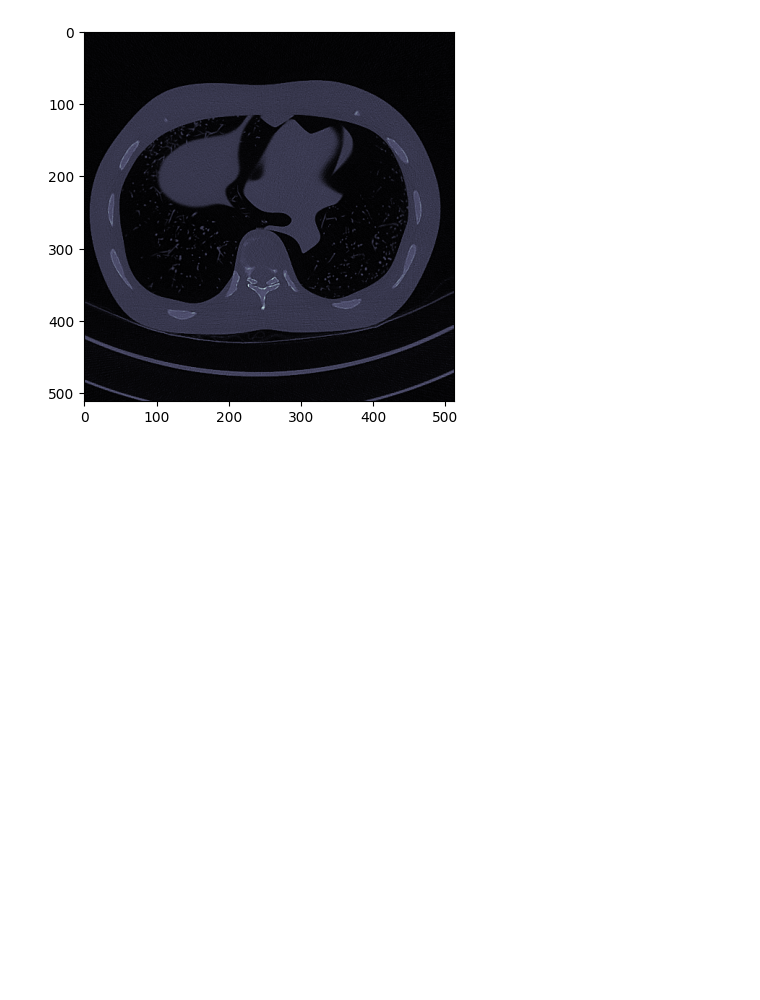
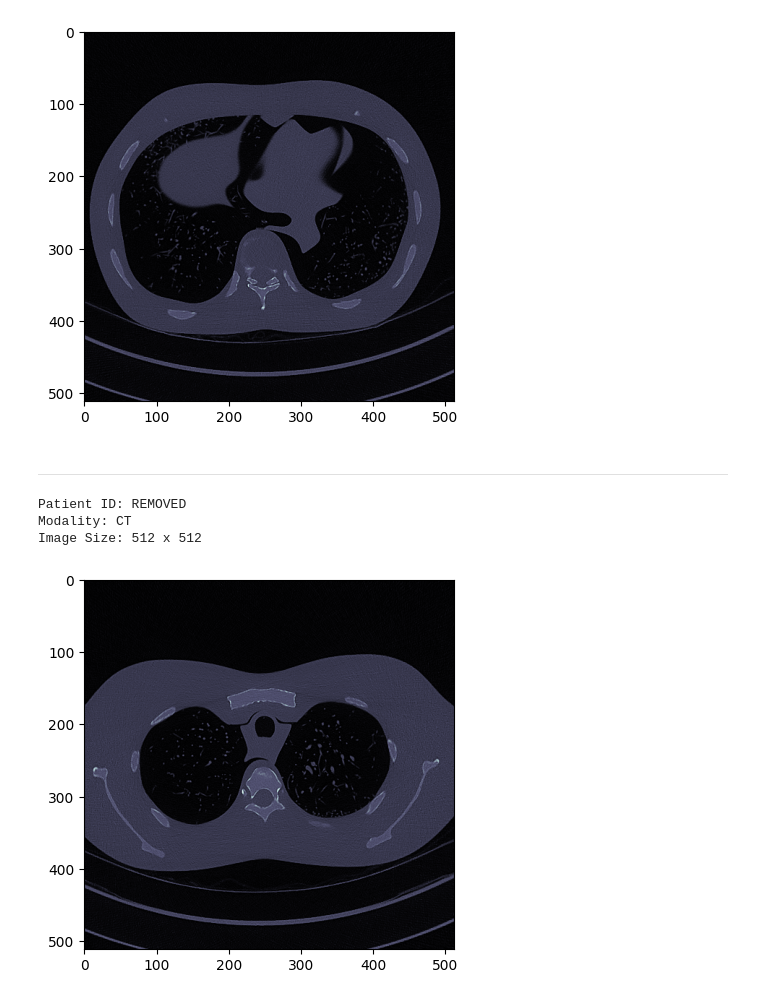
Before and after one commit to OgbondaGlory/Volume-registration-of-an-anthropomorphic-chest-phantom, a Jupyter notebook: Deformable_Image_Registration.ipynb, the cells around one changed output. Cells and saved outputs as stored; diff of their text form; code cells hidden in the pictures; blank space fills up the shorter version.

```diff
--- a/Deformable_Image_Registration.ipynb
+++ b/Deformable_Image_Registration.ipynb
@@ -56,3 +60,32 @@ plt.show()
 # %% [output]
 [figure]
 [figure]
+# %% [markdown]
+________________________________________
+# %%
+import cv2
+
+# Adjust this to point to one specific image file
+image_path = os.path.join(data_path, "CT000000")
+
+# Read DICOM file
+ds = pydicom.dcmread(image_path)
+
+# Print some attributes
+print(f"Patient ID: {ds.PatientID}")
+print(f"Modality: {ds.Modality}")
+print(f"Image Size: {ds.Rows} x {ds.Columns}")
+
+# Preprocessing
+image = ds.pixel_array  # Get pixel data
+image = cv2.normalize(image, None, 0, 255, cv2.NORM_MINMAX)  # Normalize pixel values between 0 and 255
+
+# Show the image
+import matplotlib.pyplot as plt
+plt.imshow(image, cmap=plt.cm.bone)
+plt.show()
+# %% [output]
+Patient ID: REMOVED
+Modality: CT
+Image Size: 512 x 512
+[figure, added]
```
Also changed, not shown: parts of 6 cells of this notebook.
